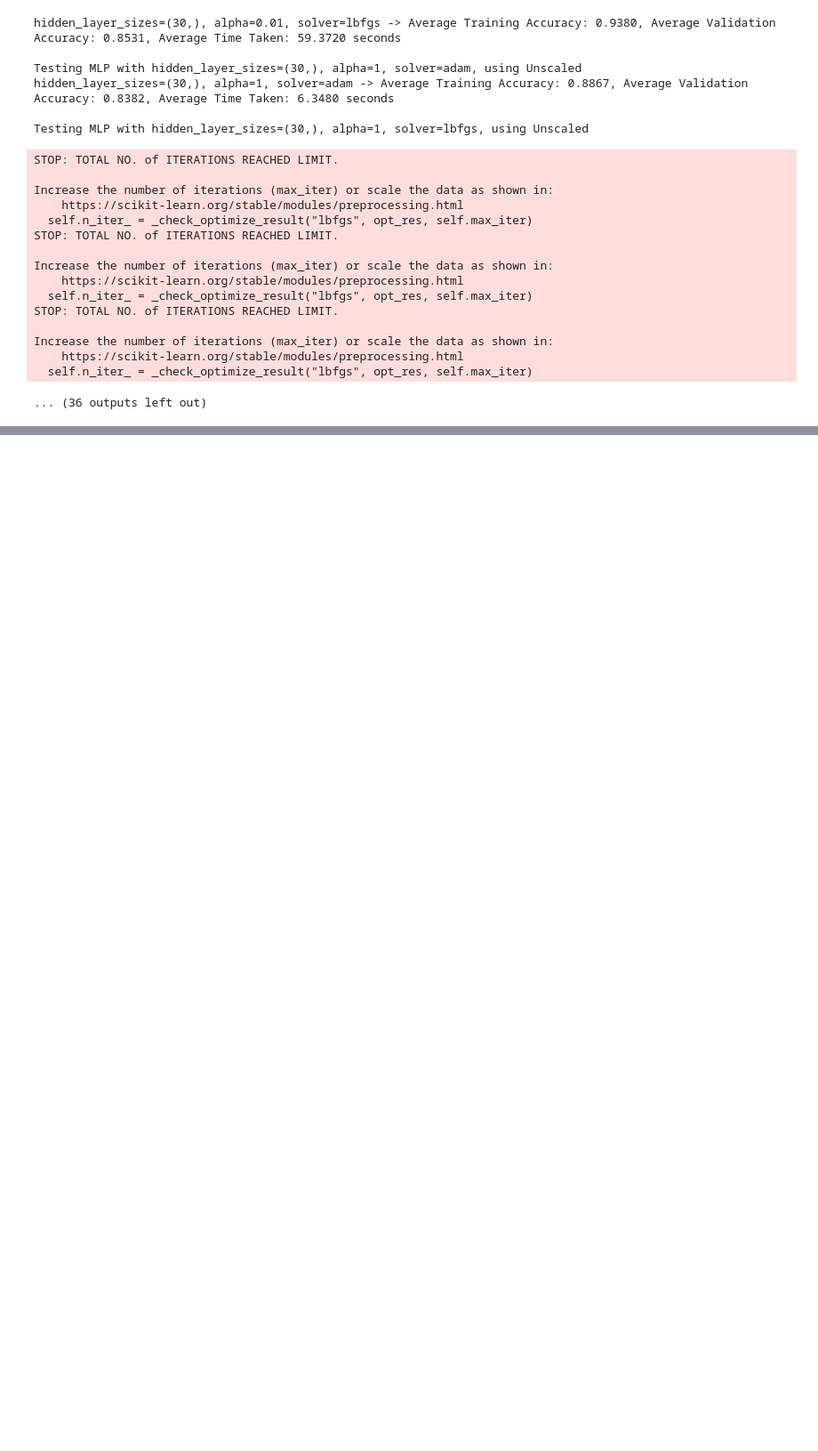
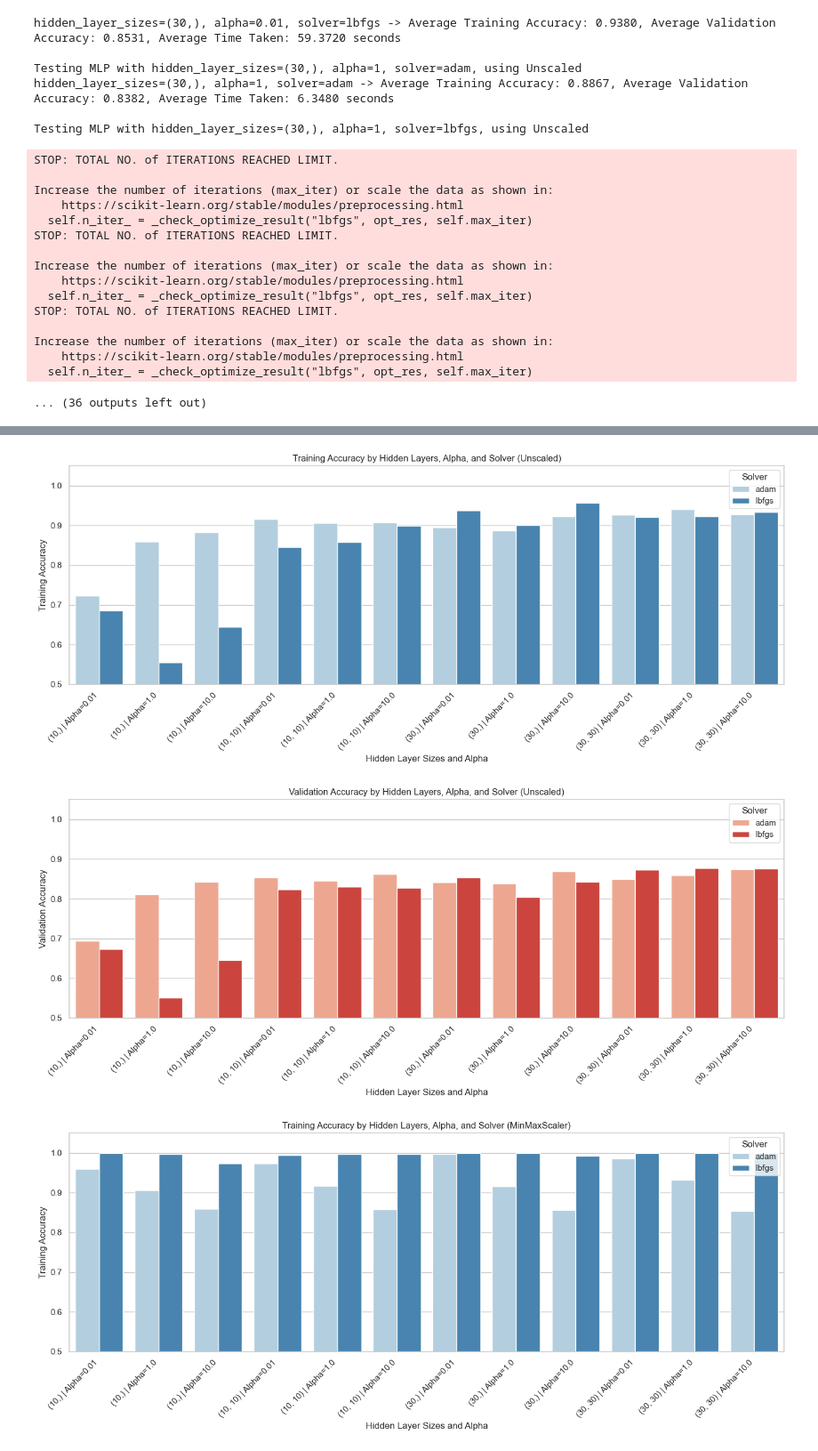
Before and after one commit to mencinas93/SVM-and-MLP, a Jupyter notebook: Homework_4_Encinas_Code.ipynb, the cells around one changed output, grey strips where cells are left out. Shown at 89% size. Saved outputs shown, nothing was run; the diff lists cells and outputs as text; code cells hidden in the pictures; blank space fills up the shorter version.

```diff
--- a/Homework_4_Encinas_Code.ipynb
+++ b/Homework_4_Encinas_Code.ipynb
@@ -1128,0 +1068,52 @@ The `ci` parameter is deprecated. Use `errorbar=None` for the same effect.
+# %%
+import seaborn as sns
+import matplotlib.pyplot as plt
+
+# Function to plot bar chart for training and validation accuracy separately
+def plot_mlp_bar_chart_separate(results_df, scaler_name):
+    sns.set(style="whitegrid")
+
+    # Bar chart for Training Accuracy
+    plt.figure(figsize=(14, 6))
+
+    # Create a new column combining hidden_layer_sizes and alpha for x-axis labels
+    results_df['layer_alpha'] = results_df['hidden_layer_sizes'].astype(str) + " | Alpha=" + results_df['alpha'].astype(str)
+
+    # Training Accuracy bar plot
+    sns.barplot(data=results_df, x='layer_alpha', y='avg_train_accuracy', hue='solver', errorbar=None, palette='Blues')
+    plt.title(f'Training Accuracy by Hidden Layers, Alpha, and Solver ({scaler_name})')
+    plt.xlabel('Hidden Layer Sizes and Alpha')
+    plt.ylabel('Training Accuracy')
+    plt.ylim(0.5, 1.05)
+    plt.xticks(rotation=45, ha='right')
+    plt.legend(title='Solver')
+    plt.tight_layout()
+    plt.show()
+
+    # Validation Accuracy bar plot
+    plt.figure(figsize=(14, 6))
+    sns.barplot(data=results_df, x='layer_alpha', y='avg_val_accuracy', hue='solver', errorbar=None, palette='Reds')
+    plt.title(f'Validation Accuracy by Hidden Layers, Alpha, and Solver ({scaler_name})')
+    plt.xlabel('Hidden Layer Sizes and Alpha')
+    plt.ylabel('Validation Accuracy')
+    plt.ylim(0.5, 1.05)
+    plt.xticks(rotation=45, ha='right')
+    plt.legend(title='Solver')
+    plt.tight_layout()
+    plt.show()
+
+# Assuming you have the dataframes for each scaling method:
+# unscaled_df, minmax_df, standard_df
+
+# Plot for Unscaled
+plot_mlp_bar_chart_separate(unscaled_df, 'Unscaled')
+
+# Plot for MinMaxScaler
+plot_mlp_bar_chart_separate(minmax_df, 'MinMaxScaler')
+
+# Plot for StandardScaler
+plot_mlp_bar_chart_separate(standard_df, 'StandardScaler')
+# %% [output]
+[figure, added]
+[figure, added]
+[figure, added]
```
Also changed, not shown: parts of 10 cells of this notebook.
